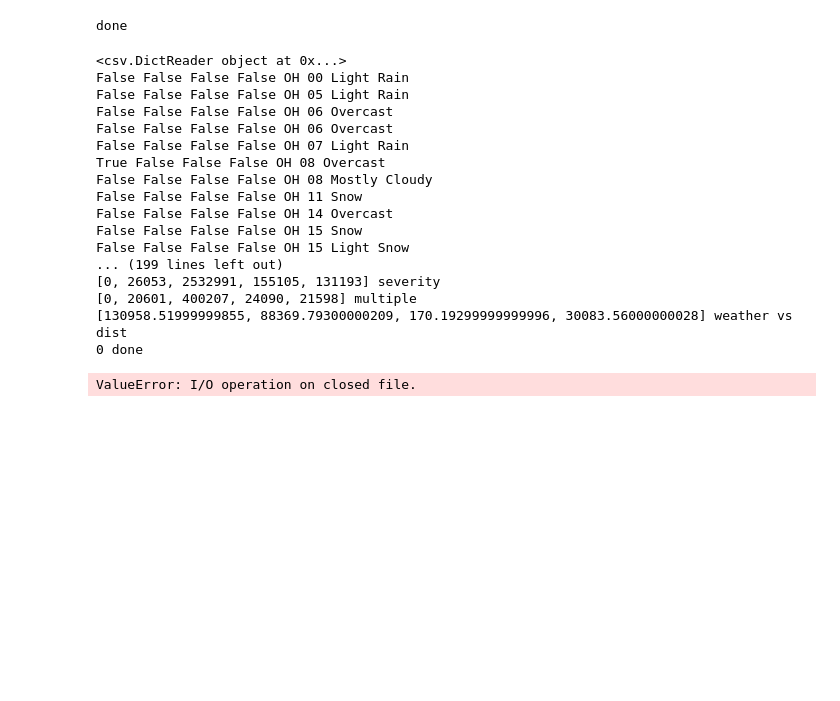
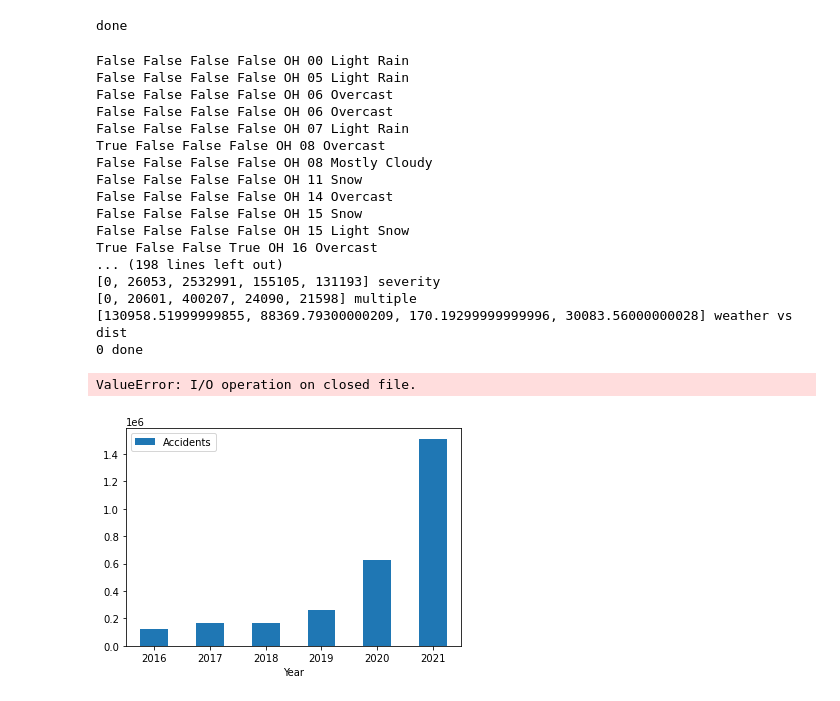
Before and after one commit to Isha28/CS784_Project, a Jupyter notebook: preprocess_exploratory.ipynb, the cells around one changed output. Drawn from its saved outputs; the diff is of its cells as text; code cells hidden in the pictures; blank space fills up the shorter version.

Commit message:
added graphs

```diff
--- a/preprocess_exploratory.ipynb
+++ b/preprocess_exploratory.ipynb
@@ -107,7 +107,6 @@ print("done")
 # %% [output]
 done
 # %%
-
 severity_distance = [[] for i in range(5)]
 #severity vs different road conditions
 severity_crossing = [0 for i in range(5)]
@@ -131,9 +130,9 @@ count_a,count_b,count_c,count_d = 0,0,0,0
 count = 0
 multiple = 0
 year_c = 0
-with open("US_Accidents.csv", newline='') as csvfile:
+with open("US_Accidents.csv", newline='',encoding='utf-8') as csvfile:
     cropped_data = csv.DictReader(csvfile)
-    print(cropped_data)
+    #print(cropped_data)
     for row in cropped_data:
         if count < 200:
             print(row['Traffic_Signal'],row['Turning_Loop'],row['Bump'],row['Crossing'],row['State'],row['Hour'],row['Weather_Condition'])
@@ -200,7 +199,6 @@ print(severity_multiple,"multiple")
 print(weather_dist,"weather vs dist")
 print(year_c,"done")
 # %% [output]
-<csv.DictReader object at 0x...>
 False False False False OH 00 Light Rain
 False False False False OH 05 Light Rain
 False False False False OH 06 Overcast
@@ -212,7 +210,8 @@ False False False False OH 11 Snow
 False False False False OH 14 Overcast
 False False False False OH 15 Snow
 False False False False OH 15 Light Snow
-... (199 lines left out)
+True False False True OH 16 Overcast
+... (198 lines left out)
 [0, 26053, 2532991, 155105, 131193] severity
 [0, 20601, 400207, 24090, 21598] multiple
 [130958.51999999855, 88369.79300000209, 170.19299999999996, 30083.56000000028] weather vs dist
@@ -226,3 +225,8 @@ for row in cropped_data:
 print(points)
 # %% [output]
 ValueError: I/O operation on closed file.
+# %%
+df = pd.DataFrame({'Year':[2016,2017,2018,2019,2020,2021], 'Accidents':[122024,163918,163176,258615,625864,1511745]})
+ax = df.plot.bar(x='Year', y='Accidents', rot=0)
+# %% [output]
+[figure, added]
```
Also changed, not shown: parts of 9 cells of this notebook.
